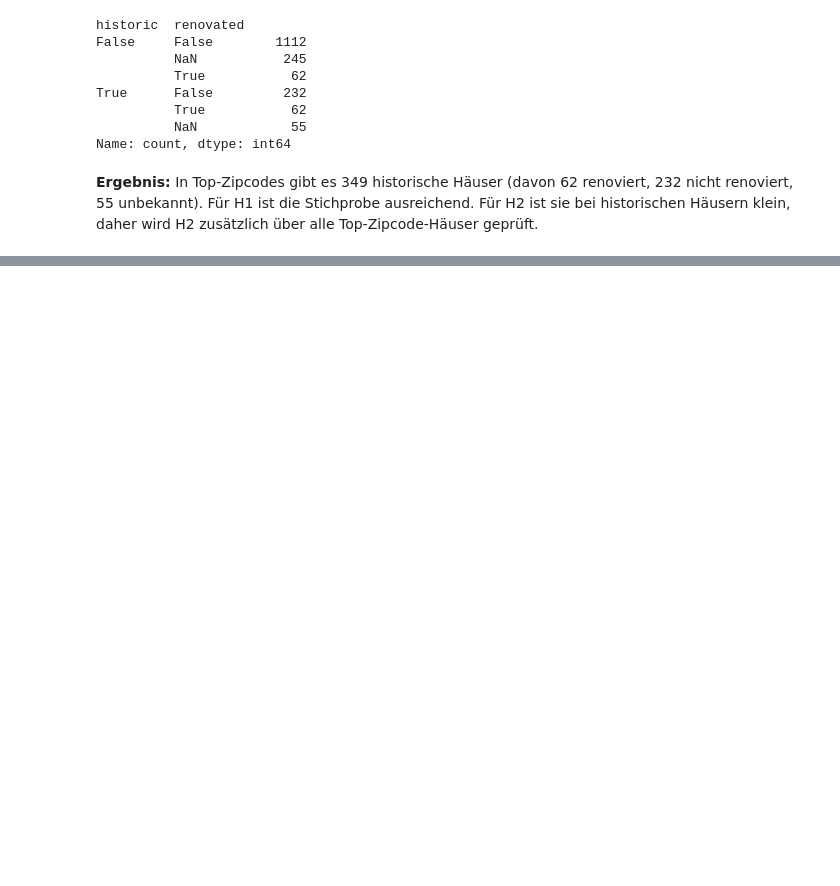
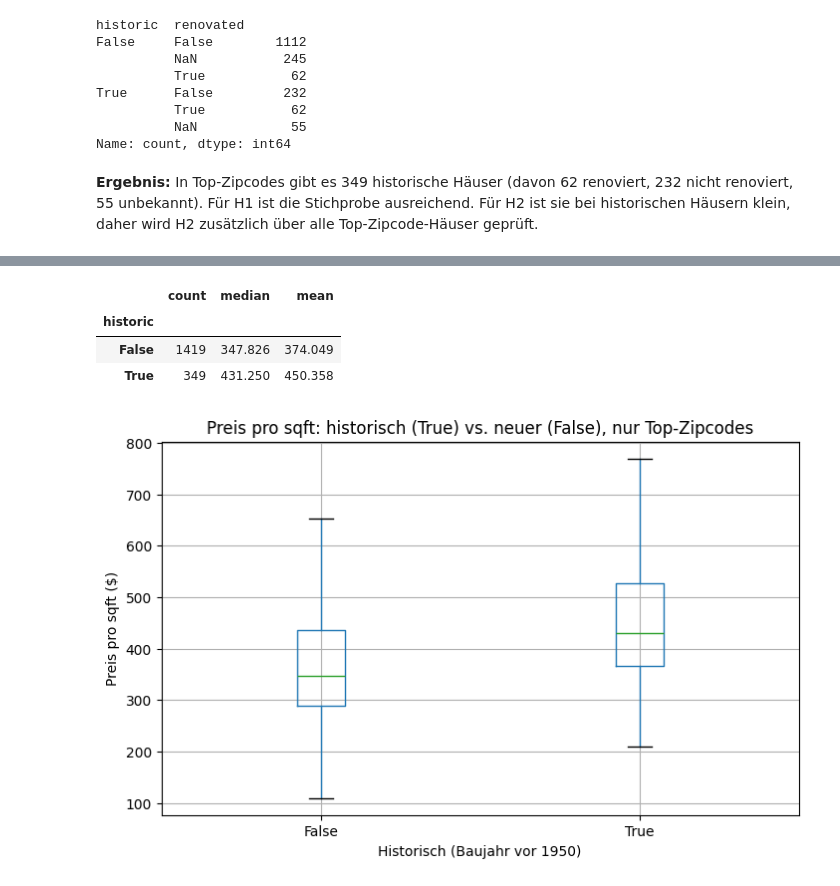
Before and after one commit to andreasfmuel-de/EDA---Project-, a Jupyter notebook: 04_eda.ipynb, the cells around one changed output, grey strips where cells are left out. Saved outputs shown, nothing was run; the diff lists cells and outputs as text; code cells hidden in the pictures; blank space fills up the shorter version.

```diff
--- a/04_eda.ipynb
+++ b/04_eda.ipynb
@@ -251,0 +260,21 @@ Für H2 ist sie bei historischen Häusern klein, daher wird H2 zusätzlich über
+# %%
+# Filtert den Datensatz auf Verkäufe in Top-Zipcodes und legt sie in einem eigenen DataFrame ab
+top = df[df["top_zip"]].copy()
+# %%
+# Gruppiert nach historisch (True) und neuer (False) und berechnet Anzahl, Median und Mittelwert von Preis pro sqft
+top.groupby("historic")["price_per_sqft"].agg(["count", "median", "mean"])
+# %% [output]
+|  | count | median | mean |
+| historic |  |  |  |
+| False | 1419 | 347.826 | 374.049 |
+| True | 349 | 431.250 | 450.358 |
+# %%
+# Zeichnet einen Boxplot des Preises pro sqft für historische und neuere Häuser in Top-Zipcodes
+top.boxplot(column="price_per_sqft", by="historic", showfliers=False)
+plt.title("Preis pro sqft: historisch (True) vs. neuer (False), nur Top-Zipcodes")
+plt.suptitle("")
+plt.xlabel("Historisch (Baujahr vor 1950)")
+plt.ylabel("Preis pro sqft ($)")
+plt.show()
+# %% [output]
+[figure, added]
```
Also changed, not shown: parts of 48 cells of this notebook, 12 other files.
